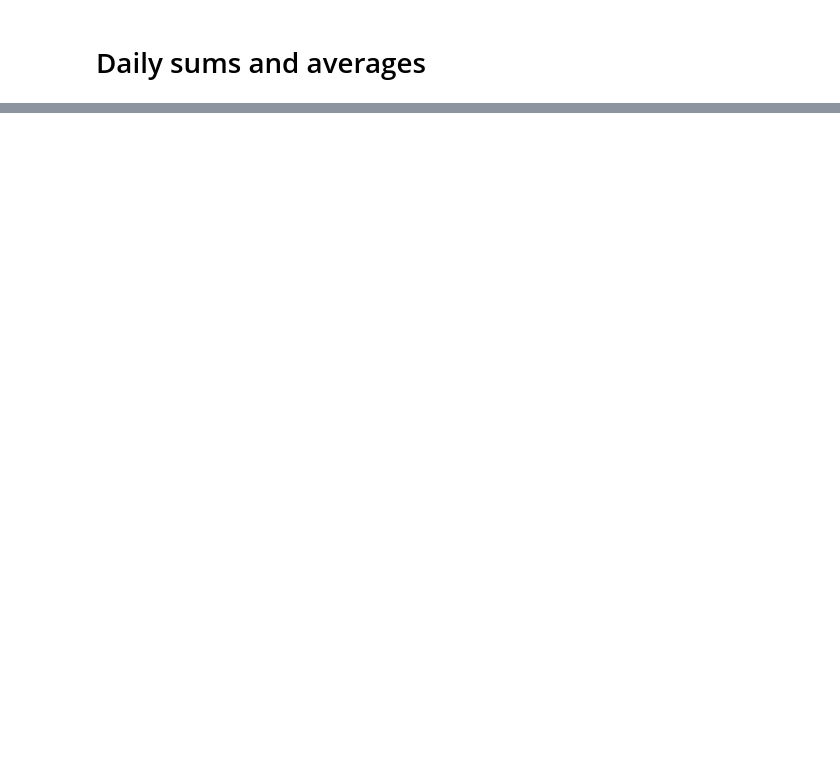
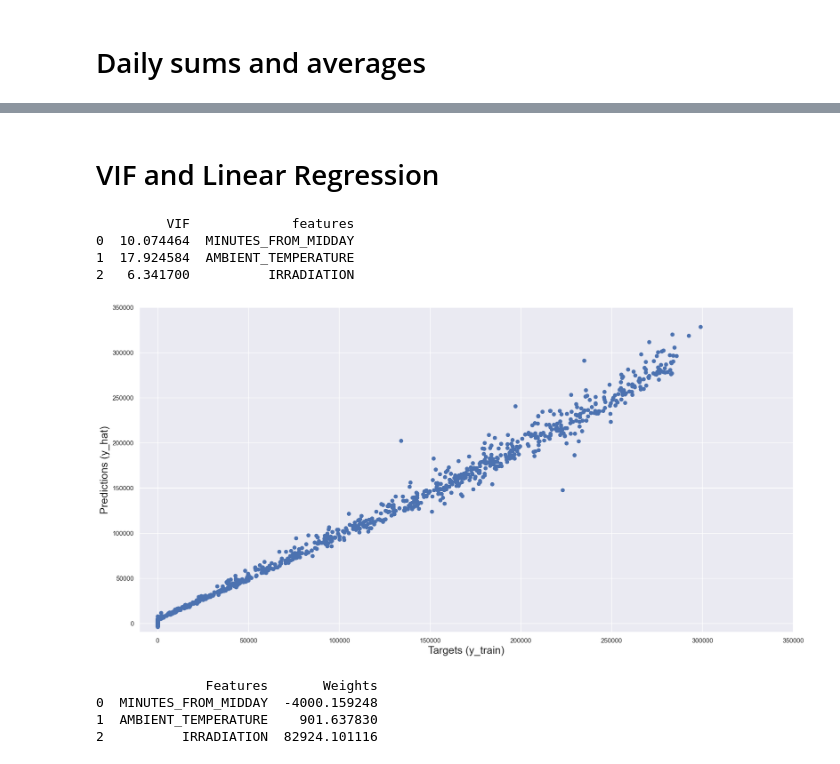
Before and after one commit to jamesdeluk/data-projects, a Jupyter notebook: solar-power-generation-data (anikannal)/solar.ipynb, the cells around one changed output, grey strips where cells are left out. Saved outputs shown, nothing was run; the diff lists cells and outputs as text; code cells hidden in the pictures; blank space fills up the shorter version.

```diff
--- a/solar-power-generation-data (anikannal)/solar.ipynb
+++ b/solar-power-generation-data (anikannal)/solar.ipynb
@@ -125,0 +161,44 @@ plt.show()
+# %% [markdown]
+# VIF and Linear Regression
+# %%
+# variables = data_plant1[['DC_POWER', 'AC_POWER', 'DAILY_YIELD', 'TOTAL_YIELD',
+       # 'MINUTES_FROM_MIDDAY', 'AMBIENT_TEMPERATURE',
+       # 'MODULE_TEMPERATURE', 'IRRADIATION']]
+variables = data_plant1[['MINUTES_FROM_MIDDAY', 'AMBIENT_TEMPERATURE', 'IRRADIATION']]
+vif = pd.DataFrame()
+vif["VIF"] = [variance_inflation_factor(variables.values, i) for i in range(variables.shape[1])]
+vif["features"] = variables.columns
+print(vif)
+
+data_plant1_no_multicollinearity = data_plant1[['DC_POWER', 'MINUTES_FROM_MIDDAY', 'AMBIENT_TEMPERATURE', 'IRRADIATION']]
+
+targets = data_plant1_no_multicollinearity['DC_POWER']
+inputs = data_plant1_no_multicollinearity.drop(['DC_POWER'],axis=1)
+
+scaler = StandardScaler()
+scaler.fit(inputs)
+inputs_scaled = scaler.transform(inputs)
+x_train, x_test, y_train, y_test = train_test_split(inputs_scaled, targets, test_size=0.5, random_state=1, shuffle=False)
+reg = LinearRegression()
+reg.fit(x_train,y_train)
+y_hat = reg.predict(x_train)
+plt.scatter(y_train, y_hat)
+plt.xlabel('Targets (y_train)',size=18)
+plt.ylabel('Predictions (y_hat)',size=18)
+plt.xlim(-10000,350000)
+plt.ylim(-10000,350000)
+plt.show()
+
+reg_summary = pd.DataFrame(inputs.columns.values, columns=['Features'])
+reg_summary['Weights'] = reg.coef_
+print(reg_summary)
+# %% [output]
+         VIF             features
+0  10.074464  MINUTES_FROM_MIDDAY
+1  17.924584  AMBIENT_TEMPERATURE
+2   6.341700          IRRADIATION
+[figure, added]
+              Features       Weights
+0  MINUTES_FROM_MIDDAY  -4000.159248
+1  AMBIENT_TEMPERATURE    901.637830
+2          IRRADIATION  82924.101116
```
Also changed, not shown: parts of 10 cells of this notebook.
